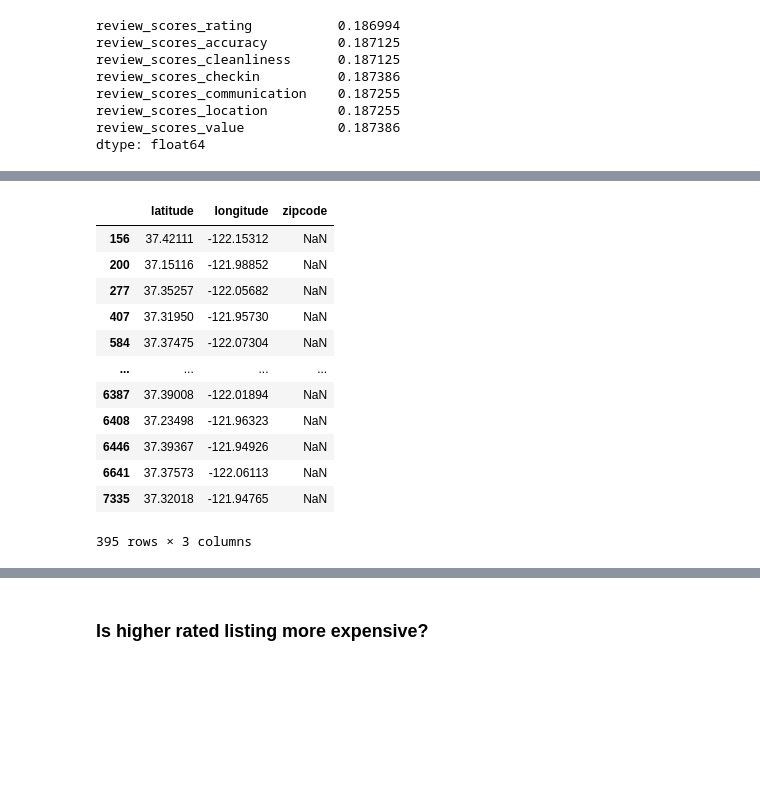
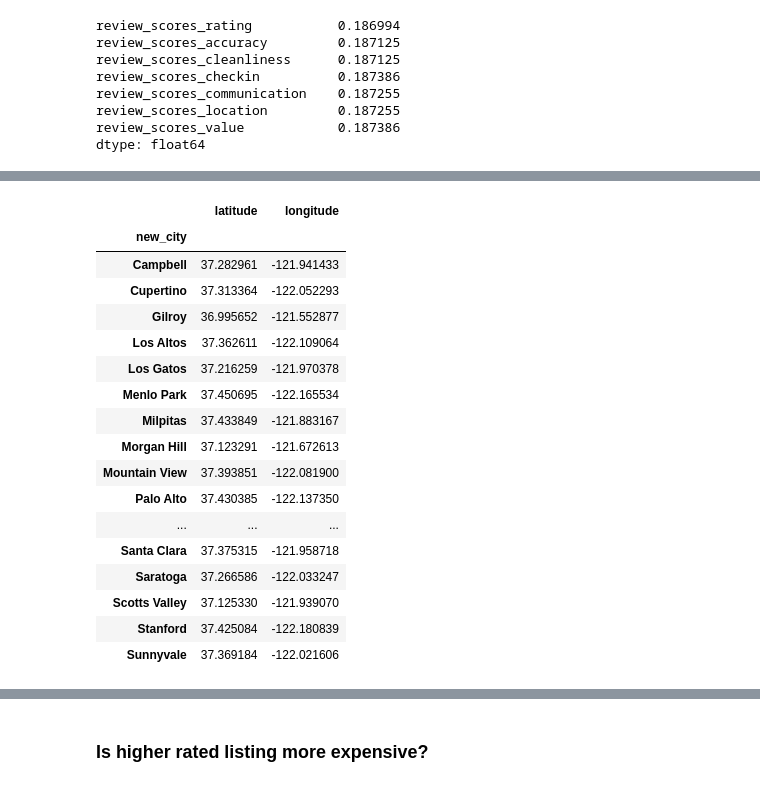
Before and after one commit to caroger/airbnb, a Jupyter notebook: listing.ipynb, the cells around one changed output, grey strips where cells are left out. Saved outputs shown, nothing was run; the diff lists cells and outputs as text; code cells hidden in the pictures; blank space fills up the shorter version.

```diff
--- a/listing.ipynb
+++ b/listing.ipynb
@@ -15,7 +17,9 @@ import cartopy.crs as ccrs
 %matplotlib inline
 # %%
 # Load the data
-df = pd.read_csv('http://data.insideairbnb.com/united-states/ca/santa-clara-county/2019-11-07/data/listings.csv.gz')
+df = pd.read_csv(
+    "http://data.insideairbnb.com/united-states/ca/santa-clara-county/2019-11-07/data/listings.csv.gz"
+)
 # %% [markdown]
 ## Data Inspection and Preparation
 # %%
@@ -119 +199,22 @@ Index(['listing_url', 'last_scraped', 'name', 'summary', 'space',
+# %%
+# use uszipcode package to get zipcode and city info from coordinates
+from uszipcode import SearchEngine
+
+search = SearchEngine(simple_zipcode=True)
+
+city_list = []
+zipcode_list = []
+
+## Loop throuh each row, and get updated city/zipcode info based on coordinates
+for lat, lng in zip(df["latitude"], df["longitude"]):
+    res = search.by_coordinates(lat=lat, lng=lng, radius=10, returns=1)[0]
+    city = res.major_city
+    zipcode = res.zipcode
+
+    city_list.append(city)
+    zipcode_list.append(zipcode)
+
+## add new_city and new_zipcode columns to the df for later use
+df["new_city"] = city_list
+df["new_zipcode"] = zipcode_list
 # %% [markdown]
@@ -121,4 +221,0 @@ Index(['listing_url', 'last_scraped', 'name', 'summary', 'space',
-# %%
-# clean up zipcode column data (i.e. "CA 94041" ---> "94041")
-df['zipcode'] = df['zipcode'].str.extract(pat = '(9+[0-9]{4})')
-df.groupby('zipcode')['id'].count().sort_values(ascending = False)
@@ -156,16 +354,21 @@ df['price'] = df['price'].replace('[^.0-9]', '', regex=True).astype(float)
 # %%
-df[df['zipcode'].isna()][['latitude','longitude','zipcode']]
+df.groupby('new_city').mean()[['latitude','longitude']]
 # %% [output]
-|  | latitude | longitude | zipcode |
-| 156 | 37.42111 | -122.15312 | NaN |
-| 200 | 37.15116 | -121.98852 | NaN |
-| 277 | 37.35257 | -122.05682 | NaN |
-| 407 | 37.31950 | -121.95730 | NaN |
-| 584 | 37.37475 | -122.07304 | NaN |
-| ... | ... | ... | ... |
-| 6387 | 37.39008 | -122.01894 | NaN |
-| 6408 | 37.23498 | -121.96323 | NaN |
-| 6446 | 37.39367 | -121.94926 | NaN |
-| 6641 | 37.37573 | -122.06113 | NaN |
-| 7335 | 37.32018 | -121.94765 | NaN |
+|  | latitude | longitude |
+| new_city |  |  |
+| Campbell | 37.282961 | -121.941433 |
+| Cupertino | 37.313364 | -122.052293 |
+| Gilroy | 36.995652 | -121.552877 |
+| Los Altos | 37.362611 | -122.109064 |
+| Los Gatos | 37.216259 | -121.970378 |
+| Menlo Park | 37.450695 | -122.165534 |
+| Milpitas | 37.433849 | -121.883167 |
+| Morgan Hill | 37.123291 | -121.672613 |
+| Mountain View | 37.393851 | -122.081900 |
+| Palo Alto | 37.430385 | -122.137350 |
+| ... | ... | ... |
+| Santa Clara | 37.375315 | -121.958718 |
+| Saratoga | 37.266586 | -122.033247 |
+| Scotts Valley | 37.125330 | -121.939070 |
+| Stanford | 37.425084 | -122.180839 |
+| Sunnyvale | 37.369184 | -122.021606 |
-395 rows × 3 columns
```
Also changed, not shown: parts of 29 cells of this notebook, 1 other file.
